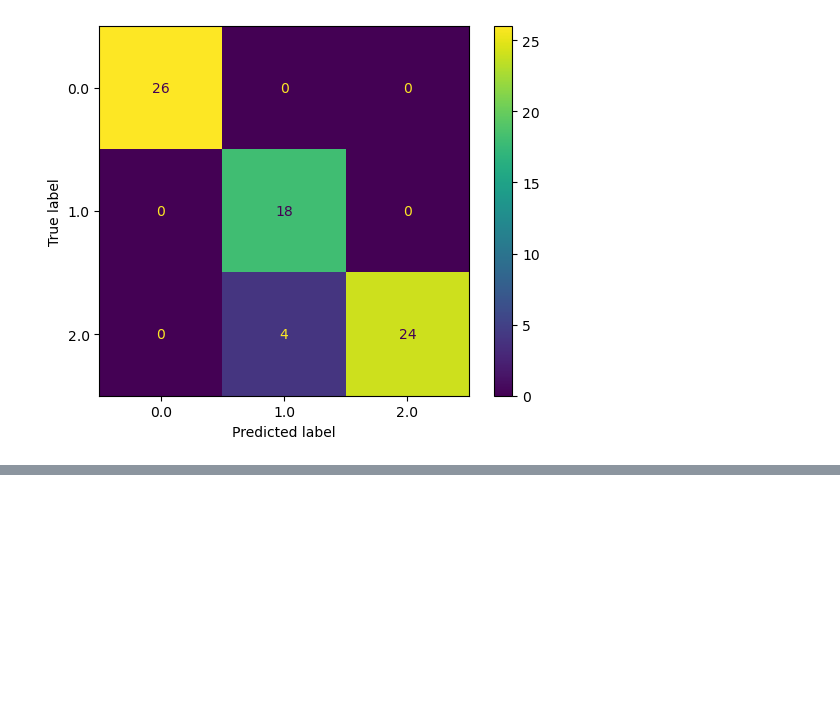
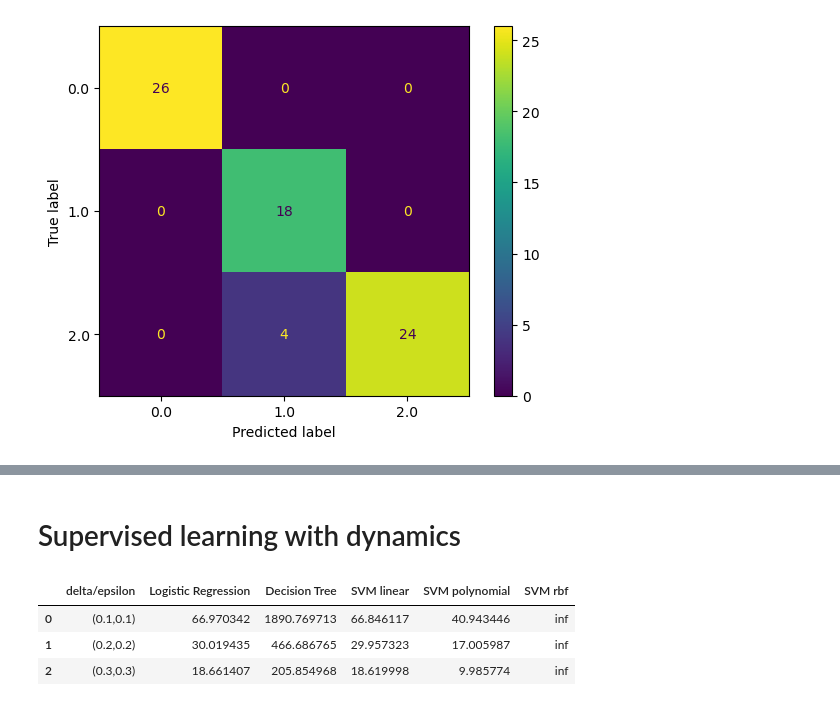
Before and after one commit to IsitaRex/Supervising-My-Musical-Taste, a Jupyter notebook: supervising_my_musical_taste.ipynb, the cells around one changed output, grey strips where cells are left out. Cells and saved outputs as stored; diff of their text form; code cells hidden in the pictures; blank space fills up the shorter version.

```diff
--- a/supervising_my_musical_taste.ipynb
+++ b/supervising_my_musical_taste.ipynb
@@ -341,0 +404,10 @@ The generalization error for Class 2.0 is: 0.05555555555555555
+# %% [markdown]
+# Supervised learning with dynamics
+# %%
+# Dynamics features are 12
+compute_pags(12, 3)
+# %% [output]
+|  | delta/epsilon | Logistic Regression | Decision Tree | SVM linear | SVM polynomial | SVM rbf |
+| 0 | (0.1,0.1) | 66.970342 | 1890.769713 | 66.846117 | 40.943446 | inf |
+| 1 | (0.2,0.2) | 30.019435 | 466.686765 | 29.957323 | 17.005987 | inf |
+| 2 | (0.3,0.3) | 18.661407 | 205.854968 | 18.619998 | 9.985774 | inf |
```
Also changed, not shown: parts of 14 cells of this notebook.
